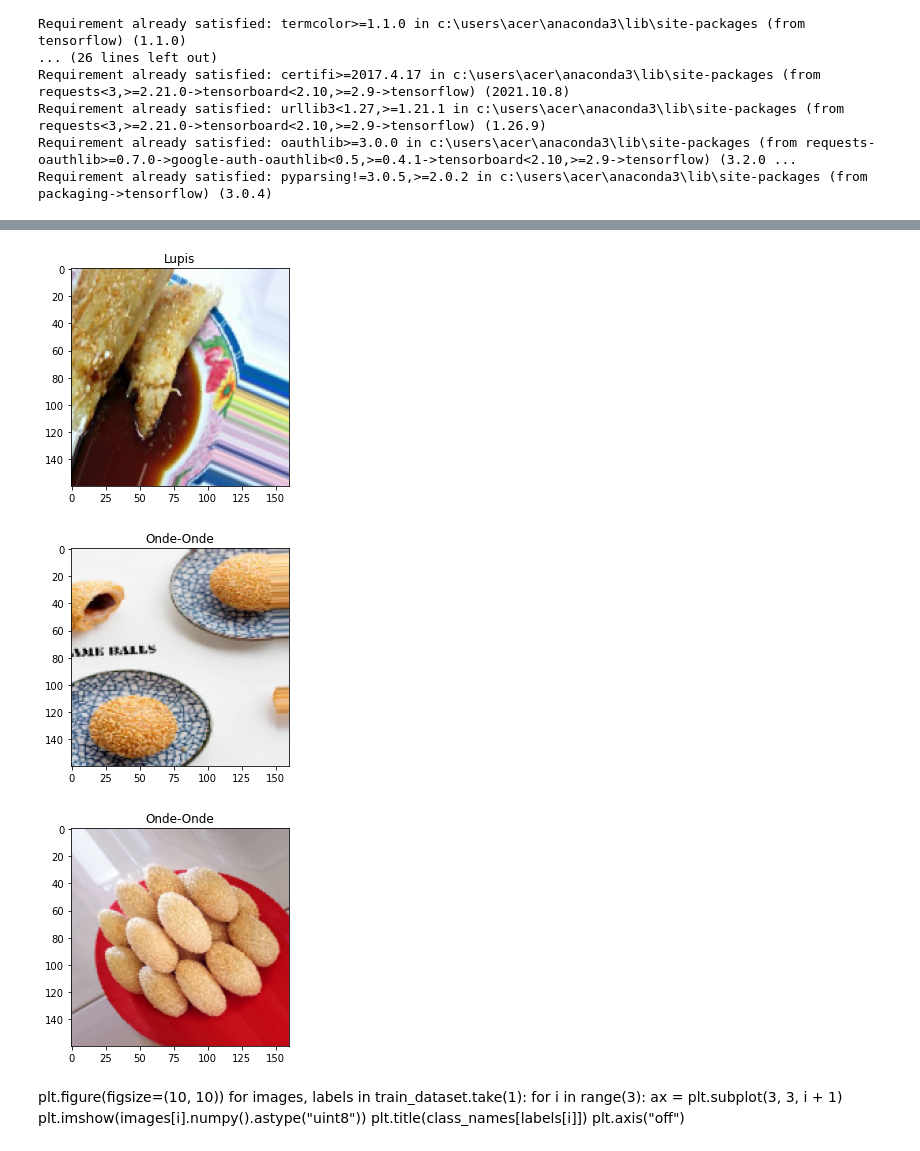
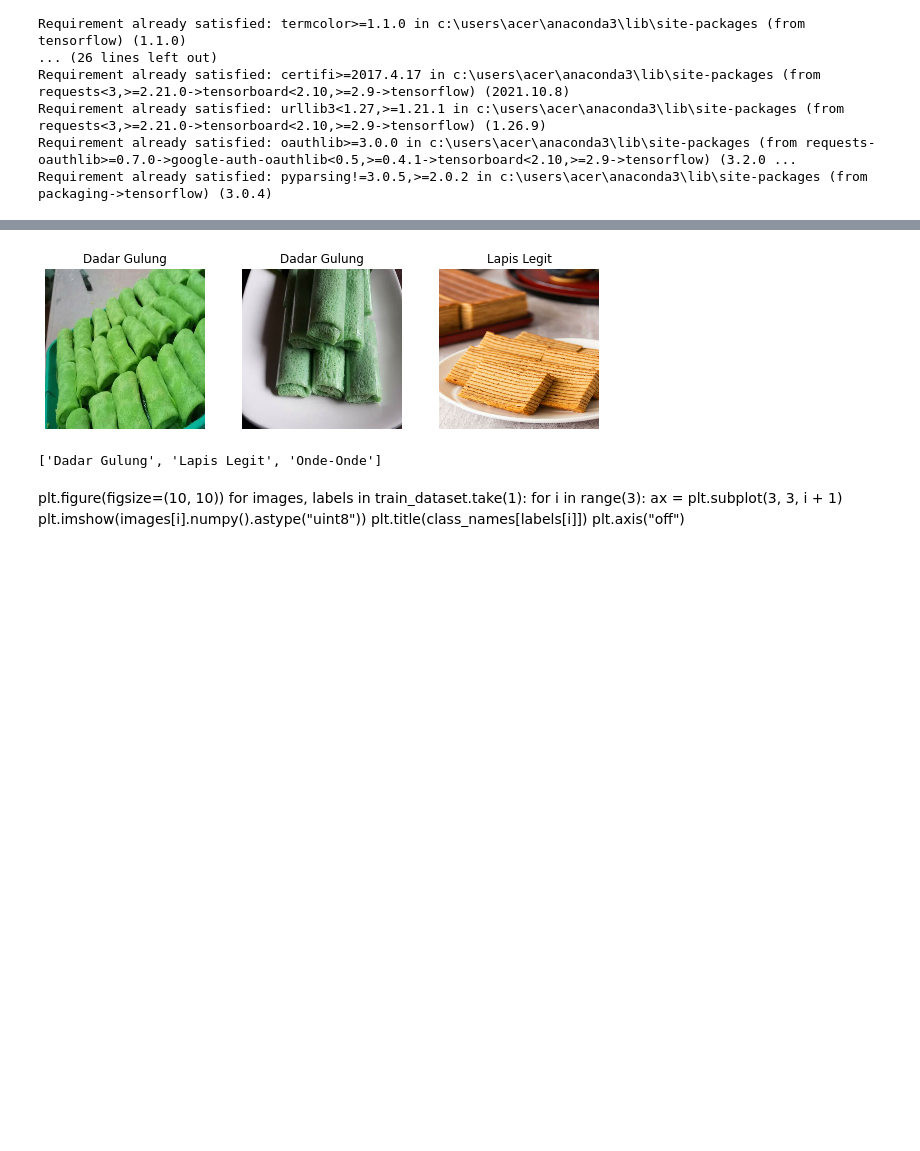
Before and after one commit to mochammadfarkhan/rusantara, a Jupyter notebook: Rusantara_TranserLearning_MobilnetV2.ipynb, the cells around one changed output, grey strips where cells are left out. Saved outputs shown, nothing was run; the diff lists cells and outputs as text; code cells hidden in the pictures; blank space fills up the shorter version.

Commit message:
updating a new model by change to split data manually. image augmentation using a new layers. rescale the image using prepocessing input

```diff
--- a/Rusantara_TranserLearning_MobilnetV2.ipynb
+++ b/Rusantara_TranserLearning_MobilnetV2.ipynb
@@ -28,15 +28,15 @@ import tensorflow as tf
 from tensorflow.keras.preprocessing.image import ImageDataGenerator
 # %%
 
-# PATH = "./Rusantara-Dataset/Dataset/Dataset"
+PATH = "../Rusantara-Dataset/CleanData/CleanData"
 
-# train_dir = os.path.join(PATH, 'train')
-# validation_dir = os.path.join(PATH, 'validation')
+train_dir = os.path.join(PATH, 'train')
+validation_dir = os.path.join(PATH, 'validation')
 
-# BATCH_SIZE = 32
-# IMG_SIZE = (160, 160)
+BATCH_SIZE = 32
+IMG_SIZE = (160, 160)
 
-# train_dataset = tf.keras.utils.image_dataset_from_directory(train_dir,
-#                                                             shuffle=True,
-#                                                             batch_size=BATCH_SIZE,
-#                                                             image_size=IMG_SIZE)
+train_dataset = tf.keras.utils.image_dataset_from_directory(train_dir,
+                                                            shuffle=True,
+                                                            batch_size=BATCH_SIZE,
+                                                            image_size=IMG_SIZE)
@@ -81,37 +90,44 @@ Found 305 images belonging to 6 classes.
 # test_dataset = validation_dataset.take(val_batches // 5)
 # validation_dataset = validation_dataset.skip(val_batches // 5)
 # %%
-class_names = ["Dadar Gulung", "Kue Lemper", "Lapis Legit", "Lupis", "Onde-Onde", "Serabi"]
+# class_names = ["Dadar Gulung", "Kue Lemper", "Lapis Legit", "Lupis", "Onde-Onde", "Serabi"]
+# class_names = ["Dadar Gulung", "Lapis Legit", "Onde-Onde"]
 
-# plt.figure(figsize=(10, 10))
-# for images, labels in train_generator.take(1):
-#   for i in range(3):
-#     ax = plt.subplot(3, 3, i + 1)
-#     plt.imshow(images[i].numpy().astype("uint8"))
-#     plt.title(class_names[labels[i]])
-#     plt.axis("off")
+class_names = train_dataset.class_names
+
+
+plt.figure(figsize=(10, 10))
+for images, labels in train_dataset.take(1):
+  for i in range(3):
+    ax = plt.subplot(3, 3, i + 1)
+    plt.imshow(images[i].numpy().astype("uint8"))
+    plt.title(class_names[labels[i]])
+    plt.axis("off")
 
 # plt.figure(figsize=(15,15))
 # for i in range(6):
 #     plt.subplot(330 + 1 + i)
 #     batch = train_generator.next()[0]*255
 #     image = batch[0].astype('uint8')
 #     plt.imshow(image)
 # plt.show()
 
-x,y = train_generator.next()
-for i in range(0,3):
-    image = x[i]
-    label = y[i]
-    plt.title(class_names[int(label)])
-    plt.imshow(image)
-    plt.show()
+# x,y = train_dataset
+# for i in range(0,4):
+#     image = x[i]
+#     label = y[i]
+#     label = np.argmax(label)
+#     plt.title(class_names[label])
+#     plt.imshow(image)
+#     plt.show()
 
 # train_generator.classes()
 # %% [output]
-[figure, old version]
+[figure, new version]
-[figure, removed]
-[figure, removed]
+# %%
+print(class_names)
+# %% [output]
+['Dadar Gulung', 'Lapis Legit', 'Onde-Onde']
 # %% [markdown]
 plt.figure(figsize=(10, 10))
 for images, labels in train_dataset.take(1):
```
Also changed, not shown: parts of 15 cells of this notebook.
